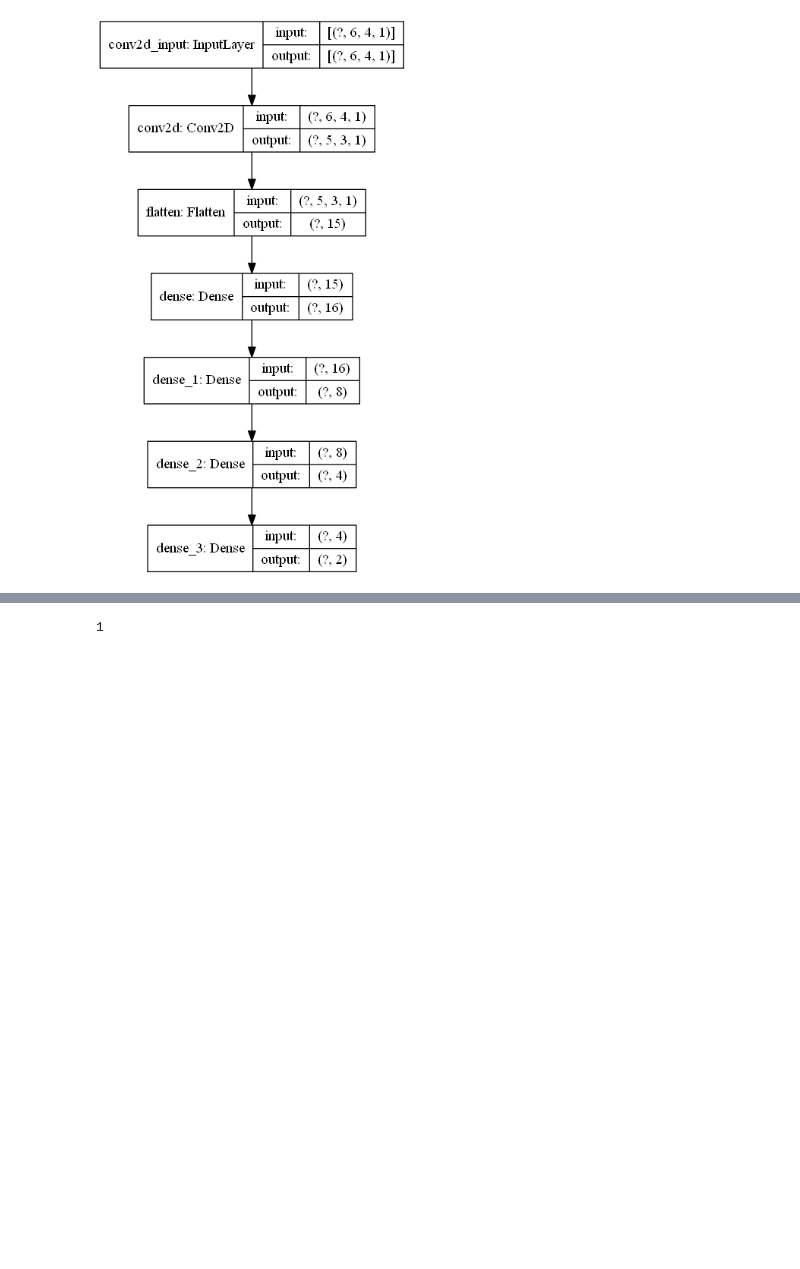
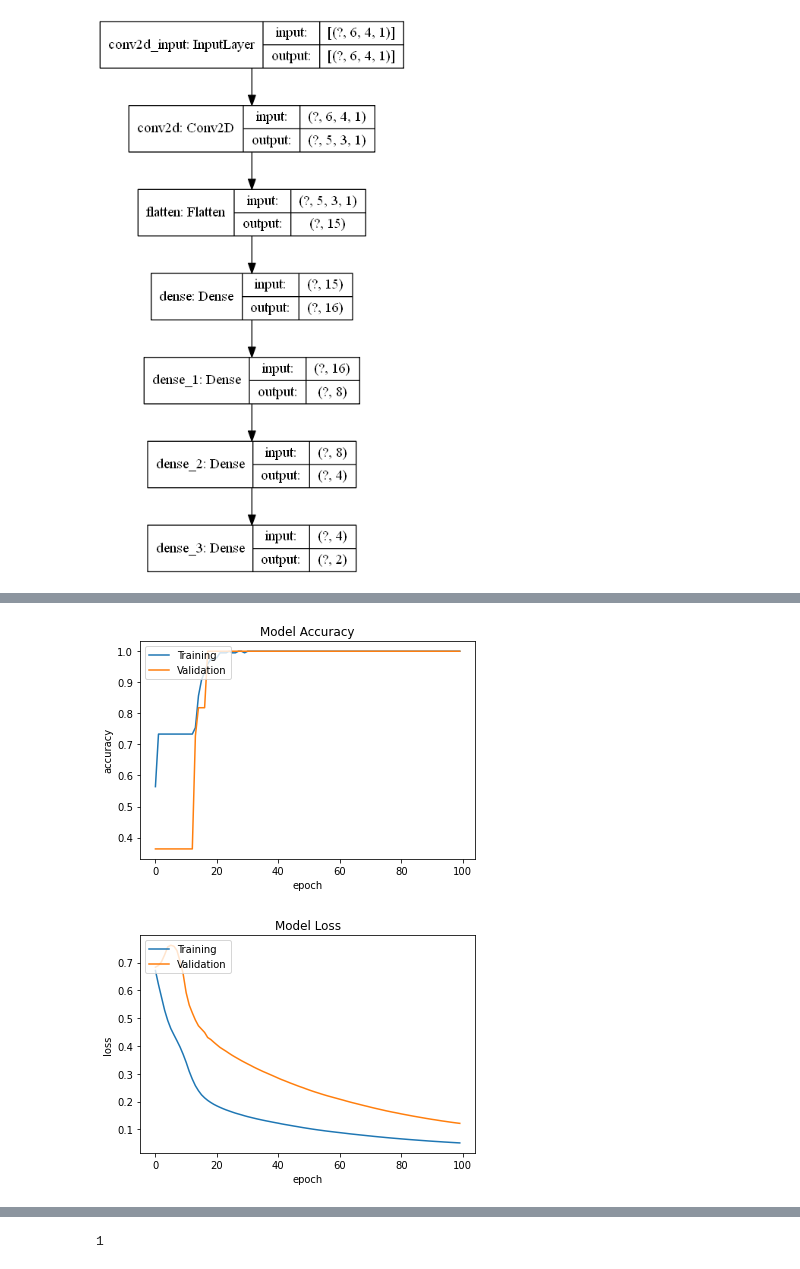
Before and after one commit to mhamzai/FYP-Smart-Hosptial-Bed, a Jupyter notebook: NeuralNetwork/neuralNetwork.ipynb, the cells around one changed output, grey strips where cells are left out. Cells and saved outputs as stored; diff of their text form; code cells hidden in the pictures; blank space fills up the shorter version.

```diff
--- a/NeuralNetwork/neuralNetwork.ipynb
+++ b/NeuralNetwork/neuralNetwork.ipynb
@@ -109,7 +105,7 @@ Non-trainable params: 0
 _________________________________________________________________
 [figure]
 # %%
-model.fit(X_train, y_train, batch_size = batch_size, epochs = nb_epochs, verbose = 1, validation_data = (X_test, y_test))
+history = model.fit(X_train, y_train, batch_size = batch_size, epochs = nb_epochs, verbose = 1, validation_data = (X_test, y_test))
 # %% [output]
 Train on 195 samples, validate on 11 samples
 Epoch 1/100
@@ -133,6 +128,25 @@ Epoch 100/100
 model.save("body.h5")
 # %%
 model = load_model('body.h5')
+# %%
+plt.plot(history.history['accuracy'])
+plt.plot(history.history['val_accuracy'])
+plt.title('Model Accuracy')
+plt.ylabel('accuracy')
+plt.xlabel('epoch')
+plt.legend(['Training', 'Validation'], loc='upper left')
+plt.show()
+
+plt.plot(history.history['loss'])
+plt.plot(history.history['val_loss'])
+plt.title('Model Loss')
+plt.ylabel('loss')
+plt.xlabel('epoch')
+plt.legend(['Training', 'Validation'], loc='upper left')
+plt.show()
+# %% [output]
+[figure, added]
+[figure, added]
 # %%
 weights = model.get_weights()
 print(weights)
```
Also changed, not shown: parts of 10 cells of this notebook, 8 other files.
